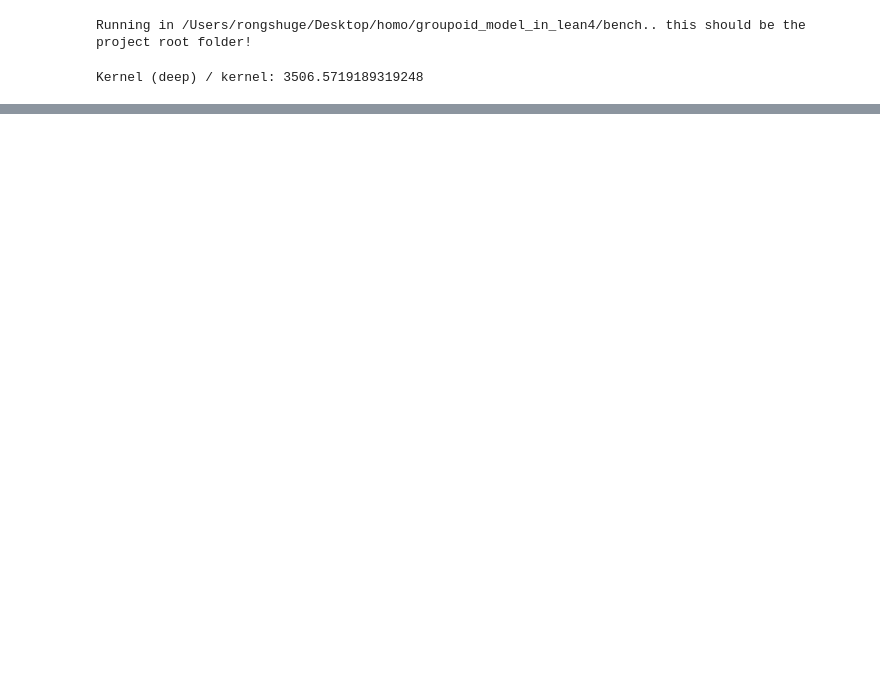
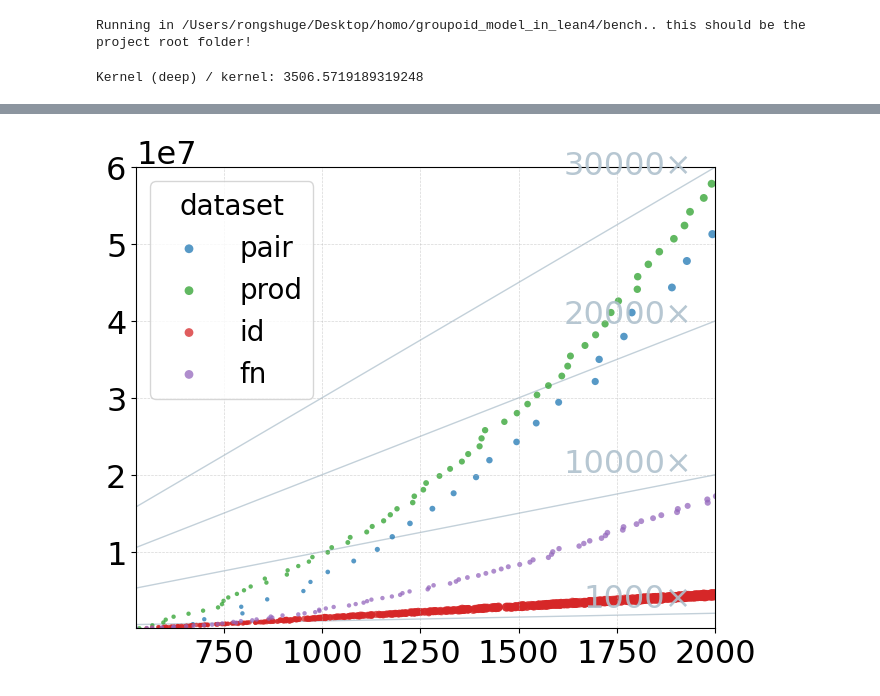
Before and after one commit to sinhp/groupoid_model_in_lean4, a Jupyter notebook: bench/plot.ipynb, the cells around one changed output, grey strips where cells are left out. Drawn from its saved outputs; the diff is of its cells as text; code cells hidden in the pictures; blank space fills up the shorter version.

Commit message:
rcparams+formatter

```diff
--- a/bench/plot.ipynb
+++ b/bench/plot.ipynb
@@ -50,7 +45,7 @@ for i in range(N):
   measure('id', f'#sample_ids {N}', f'benchDef_id_{i}', 'bench/2025_09_05_times_id_cache.ndjson')
 # %%
 data = {}
-with open('/Users/rongshuge/Desktop/homo/groupoid_model_in_lean4/bench/2025_09_05_times_pair_cache.ndjson', 'r') as f:
+with open('bench/2025_09_05_times_pair_cache.ndjson', 'r') as f:
   for line in f:
     obj = json.loads(line, object_hook=lambda d: SimpleNamespace(**d))
     # Prefers latest data when seeing multiple entries for the same definition
@@ -116,15 +99,0 @@ ax.grid(True, linestyle="--", linewidth=0.5, alpha=0.5)
-# %%
-fig, ax = plt.subplots(1, 1)
-fig.set_size_inches(5, 5)
-
-ax.scatter(ks, kss, s=22, alpha=0.75)
-ax.set_xlabel("kernel time (deep)")
-ax.set_ylabel("kernel time (deep, max sharing)")
-ax.set_title("Deep kernel: max sharing vs baseline")
-ax.grid(True, linestyle="--", linewidth=0.5, alpha=0.5)
-
-# Optionally, plot y=x reference line to compare how close max sharing is to baseline:
-import numpy as np
-xmin, xmax = min(ks), max(kss)
-ax.plot([xmin, xmax], [xmin, xmax], color="gray", linestyle=":", linewidth=1, label="y = x")
-ax.legend()
@@ -322,13 +100,14 @@ plt.show()
 # %%
+import numpy as np
 import matplotlib.ticker as ticker
-time_scale = 1
+
 unit = "heartbeats"
 
 files = [
-    ("/Users/rongshuge/Desktop/homo/groupoid_model_in_lean4/bench/2025_09_05_times_pair_cache.ndjson", "pair"),
-    ("/Users/rongshuge/Desktop/homo/groupoid_model_in_lean4/bench/2025_09_05_times_prod_cache.ndjson", "prod"),
-    ("/Users/rongshuge/Desktop/homo/groupoid_model_in_lean4/bench/2025_09_05_times_id_cache.ndjson",   "id"),
-    ("/Users/rongshuge/Desktop/homo/groupoid_model_in_lean4/bench/2025_09_05_times_fn_cache.ndjson",   "fn"),
+    ("bench/2025_09_05_times_pair_cache.ndjson", "pair"),
+    ("bench/2025_09_05_times_prod_cache.ndjson", "prod"),
+    ("bench/2025_09_05_times_id_cache.ndjson",   "id"),
+    ("bench/2025_09_05_times_fn_cache.ndjson",   "fn"),
 ]
 
 colors = {
@@ -338,33 +117,27 @@ colors = {
     "fn":   "#9467bd",
 }
 
-# 等比线
 ratio_lines = [1000, 1e4, 2e4, 3e4]
 ratio_color = "#afc1cd"
-use_log = False
 
-# ========== 工具函数：读取 x, y 与 size ==========
 def load_xy_size(path):
     ts, cs, sizes = [], [], []
     with open(path, 'r') as f:
         for line in f:
             ob = json.loads(line, object_hook=lambda d: SimpleNamespace(**d))
             if hasattr(ob, "t_kernel") and hasattr(ob, "t_typecheck"):
-                ts.append(ob.t_kernel / time_scale)
-                cs.append(ob.t_typecheck / time_scale)
-                # 若没有 sz_val/sz_tp 字段则给最小值 0
+                ts.append(ob.t_kernel)
+                cs.append(ob.t_typecheck)
                 sz_val = getattr(ob, "sz_val", 0)
                 sz_tp  = getattr(ob, "sz_tp", 0)
                 sizes.append(sz_val + sz_tp)
     return ts, cs, sizes
 
-# ========== 加载数据 ==========
 datasets = {}
 for path, label in files:
     ts_raw, cs_raw, sz_raw = load_xy_size(path)
     if not ts_raw:
         continue
-    # 排序（按 x）
     ts_sorted, cs_sorted, sz_sorted = zip(*sorted(zip(ts_raw, cs_raw, sz_raw)))
     datasets[label] = (
         np.array(ts_sorted, dtype=float),
@@ -372,51 +145,35 @@ for path, label in files:
         np.array(sz_sorted, dtype=float),
     )
 
-# 为了把“项大小”映射为散点面积，需要做缩放与裁剪
-# 全局统计，便于统一尺度
 if datasets:
     all_sizes = np.concatenate([v[2] for v in datasets.values()])
-    # 处理极端值：用高分位做上限，避免少数点过大
     high = np.percentile(all_sizes, 99) if all_sizes.size else 1.0
     high = max(high, 1.0)
-    # 防止全是零
     if np.all(all_sizes == 0):
-        size_scale = 20.0  # 退化为常量大小
+        size_scale = 20.0
     else:
-        # 把分位高值映射到可视范围（散点 s 是面积像素）
-        target_area_at_high = 120.0  # 你可以调整：80~200 都可
+        target_area_at_high = 120.0
         size_scale = target_area_at_high / high
 
 fig, ax = plt.subplots(1, 1)
 fig.set_size_inches(6.8, 5.6)
 
-# 绘制散点（s 按 sz_val + sz_tp 缩放）
 for label, (tx, ty, tz) in datasets.items():
-    # 裁剪到上限，避免超大
     if np.any(tz):
         tz_clamped = np.minimum(tz, np.percentile(tz, 99))
-        sizes = np.maximum(tz_clamped * size_scale, 10.0)  # 最小面积，避免太小看不见
+        sizes = np.maximum(tz_clamped * size_scale, 10.0)
     else:
         sizes = np.full_like(tz, 20.0)
     ax.scatter(tx, ty, s=sizes, alpha=0.75, label=label, color=colors.get(label, None), edgecolors='none')
 
-# 坐标尺度
-if use_log:
-    ax.set_xscale('log')
-    ax.set_yscale('log')
 
-# 设定边界并留白
 if datasets:
     all_x = np.concatenate([v[0] for v in datasets.values()])
     all_y = np.concatenate([v[1] for v in datasets.values()])
     xmin, xmax = np.nanmin(all_x), np.nanmax(all_x)
     ymin, ymax = np.nanmin(all_y), np.nanmax(all_y)
-    if use_log:
-        ax.set_xlim(xmin * 0.8, xmax * 1.25)
-        ax.set_ylim(ymin * 0.8, ymax * 1.25)
-    else:
-        ax.set_xlim(xmin - 0.05 * (xmax - xmin), xmax + 0.1 * (xmax - xmin))
-        ax.set_ylim(ymin - 0.05 * (ymax - ymin), ymax + 0.1 * (ymax - ymin))
+    ax.set_xlim(xmin - 0.05 * (xmax - xmin), xmax + 0.1 * (xmax - xmin))
+    ax.set_ylim(ymin - 0.05 * (ymax - ymin), ymax + 0.1 * (ymax - ymin))
 
 
 ax.set_xlim(xmin, 2000)
@@ -424,7 +181,7 @@ ax.set_ylim(ymin, 0.6 * 1e8)
 xmin, xmax = ax.get_xlim()
 ymin, ymax = ax.get_ylim()
 
-# 等比线与右端标注
+
 for k in ratio_lines:
     xs_line = np.array([xmin, xmax])
     ys_line = k * xs_line
@@ -438,17 +195,13 @@ for k in ratio_lines:
             color=ratio_color, fontsize=23,
             ha='right', va='bottom', alpha=0.9, rotation=0)
 
-# 标题、轴标签、网格、图例
-# ax.set_xlabel(f"kernel time ({unit})")
-# ax.set_ylabel(f"typechecking time ({unit})")
-# ax.set_title("Kernel vs Typechecking Time (bubble size = term size)")
+
 ax.grid(True, which='both', linestyle="--", linewidth=0.5, alpha=0.5)
-legend = ax.legend(title="dataset", loc="best", fontsize=20, title_fontsize=20)
+legend = ax.legend(title="dataset", loc="best") #, fontsize=20, title_fontsize=20)
 for handle in legend.legend_handles:
     handle.set_sizes([40])
 
-ax.tick_params(axis='both', which='major', labelsize=23)  # 设置主要刻度标签大小
-ax.yaxis.get_offset_text().set_fontsize(23)
+ax.tick_params(axis='both', which='major') #, labelsize=23)
 
 plt.rcParams.update({
     "pgf.texsystem": "pdflatex",
@@ -457,7 +210,7 @@ plt.rcParams.update({
     "text.usetex": False,
     "font.size": 23,
     "pgf.preamble": "\n".join([
-        r"\usepackage[utf8]{inputenc}",    # 如果需要支持 UTF-8 字符
+        r"\usepackage[utf8]{inputenc}",
         r"\usepackage[T1]{fontenc}",
         r"\usepackage{libertine}",
         ])
@@ -469,10 +222,6 @@ formatter.set_scientific(True)
 formatter.set_powerlimits((0,0))
 formatter.format = "%.1f"
 
-ax.yaxis.set_major_formatter(formatter)
-
-# plt.subplots_adjust(left=0.1, right=0.95, bottom=0.15, top=0.9)
-# plt.subplots_adjust(left=0.08, right=0.97, bottom=0.12, top=0.95)
 plt.tight_layout()
 # plt.show()
 plt.savefig('tt.pgf', backend='pgf')
@@ -480,0 +229 @@ plt.savefig('tt.pgf', backend='pgf')
+[figure, added]
```
Also changed, not shown: parts of 8 cells of this notebook.
